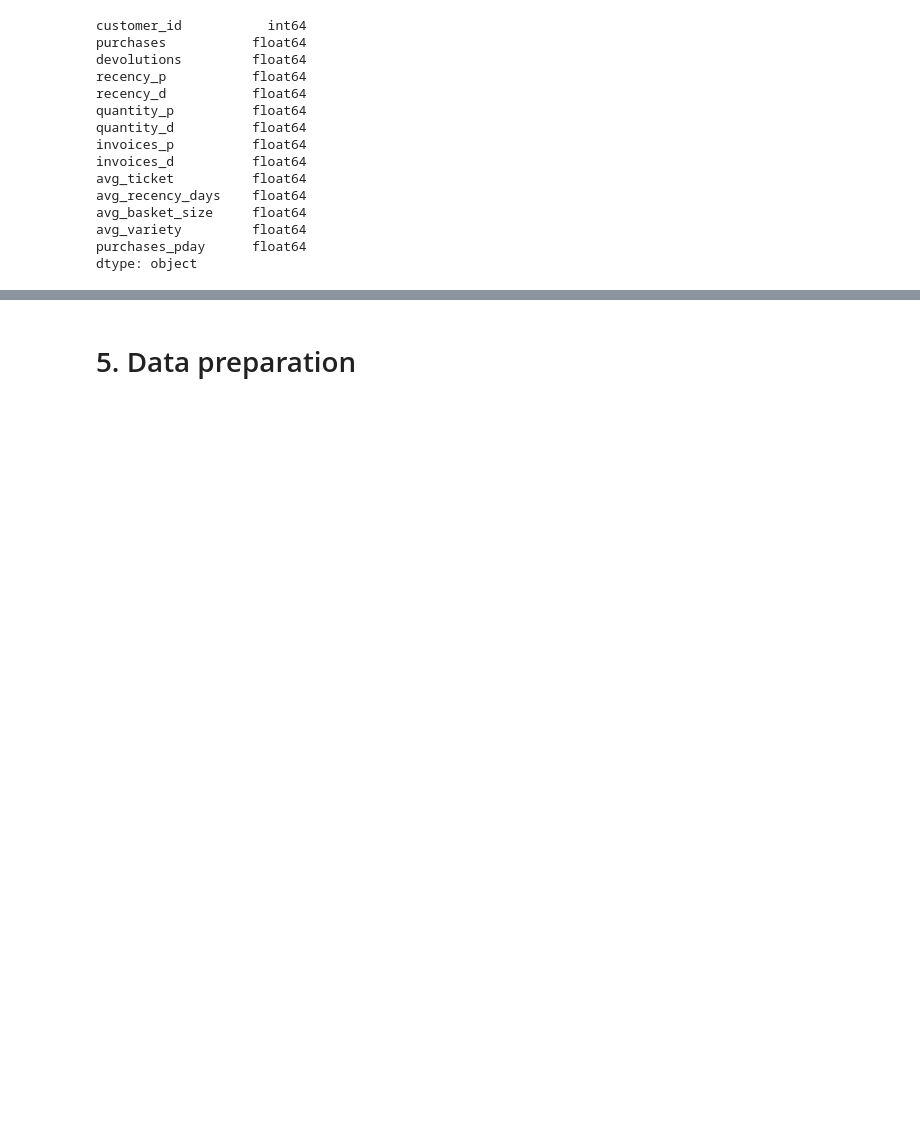
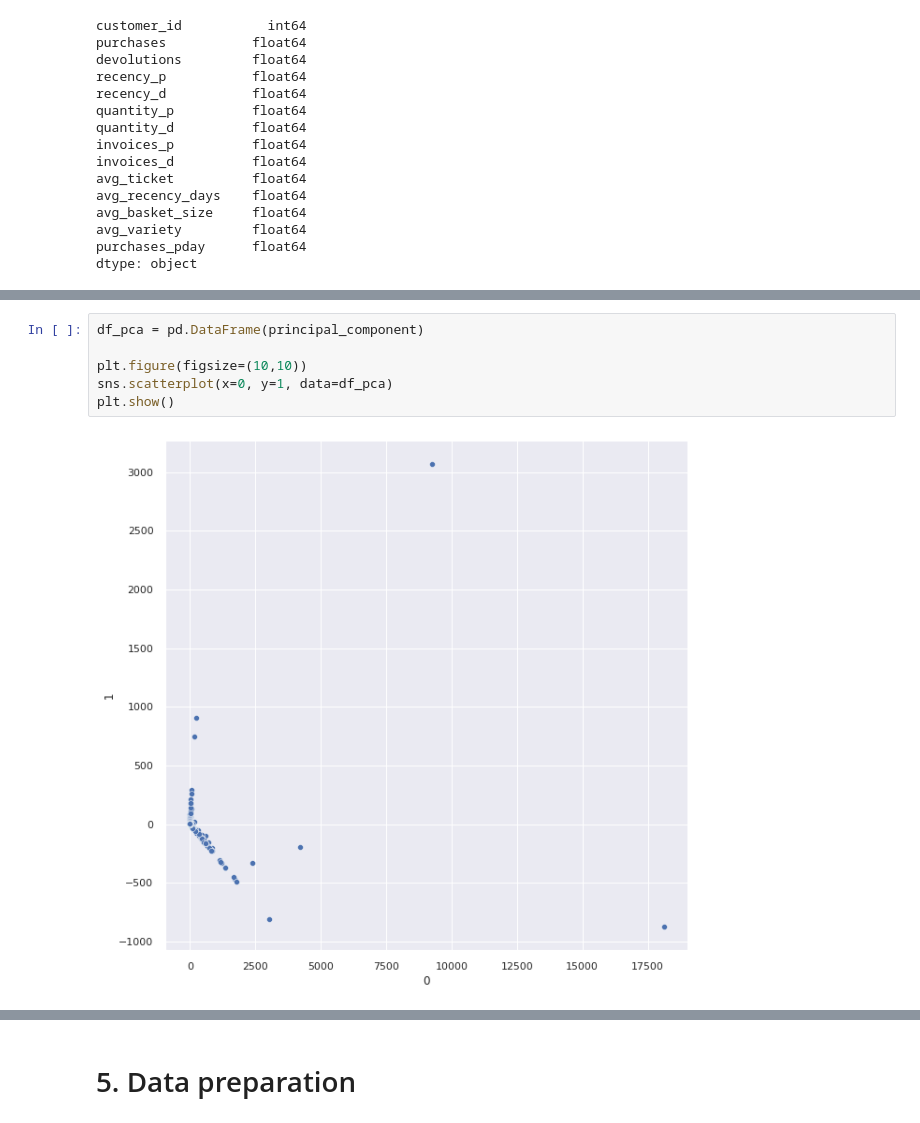
Before and after one commit to pedropscf/3-insiders-clustering, a Jupyter notebook: notebooks/m05-insiders-clustering.ipynb, the cells around one changed output, grey strips where cells are left out. Drawn from its saved outputs; the diff is of its cells as text; blank space fills up the shorter version.

```diff
--- a/notebooks/m05-insiders-clustering.ipynb
+++ b/notebooks/m05-insiders-clustering.ipynb
@@ -758,0 +812,8 @@ dtype: object
+# %%
+df_pca = pd.DataFrame(principal_component)
+
+plt.figure(figsize=(10,10))
+sns.scatterplot(x=0, y=1, data=df_pca)
+plt.show()
+# %% [output]
+[figure, added]
```
Also changed, not shown: parts of 17 cells of this notebook, 1 other file.
